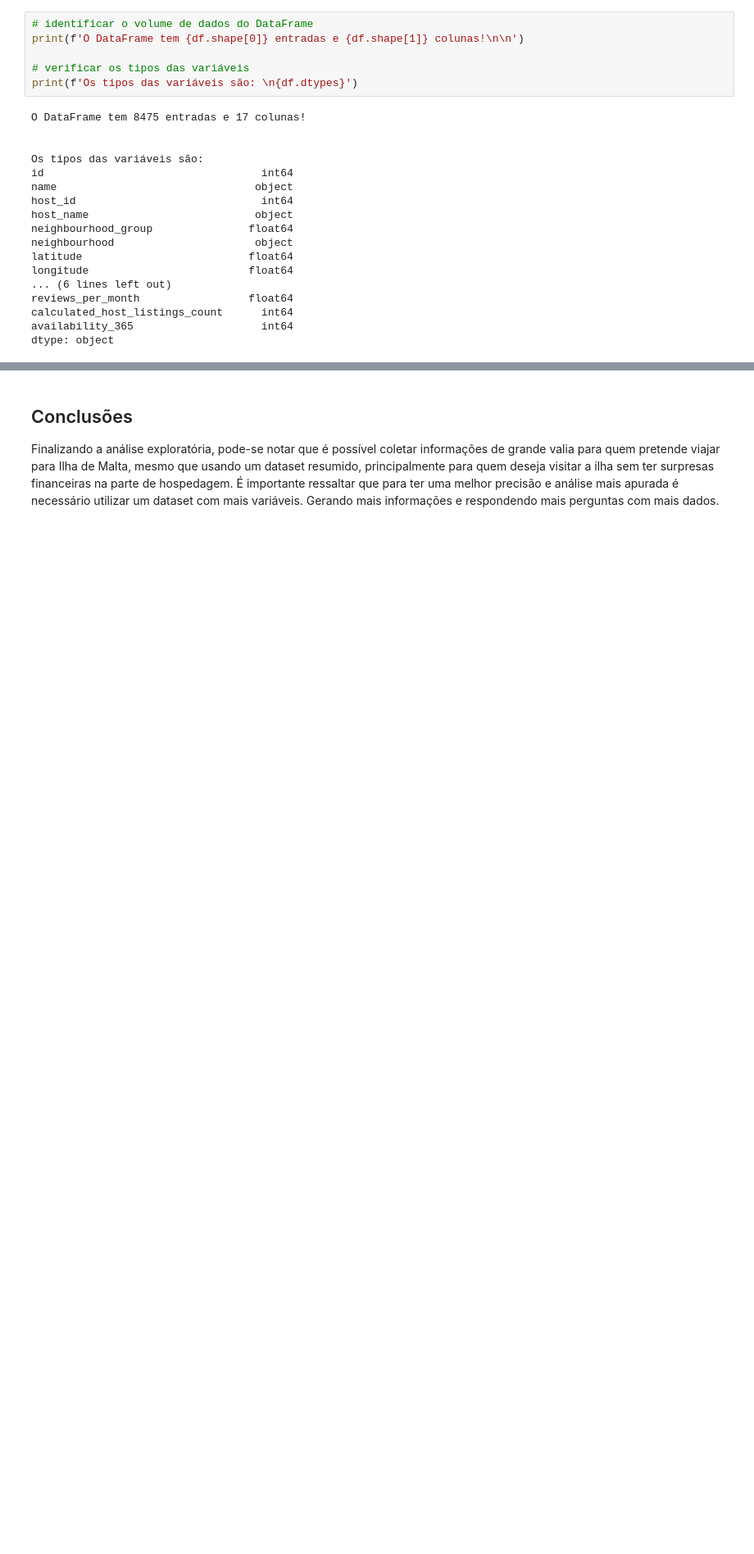
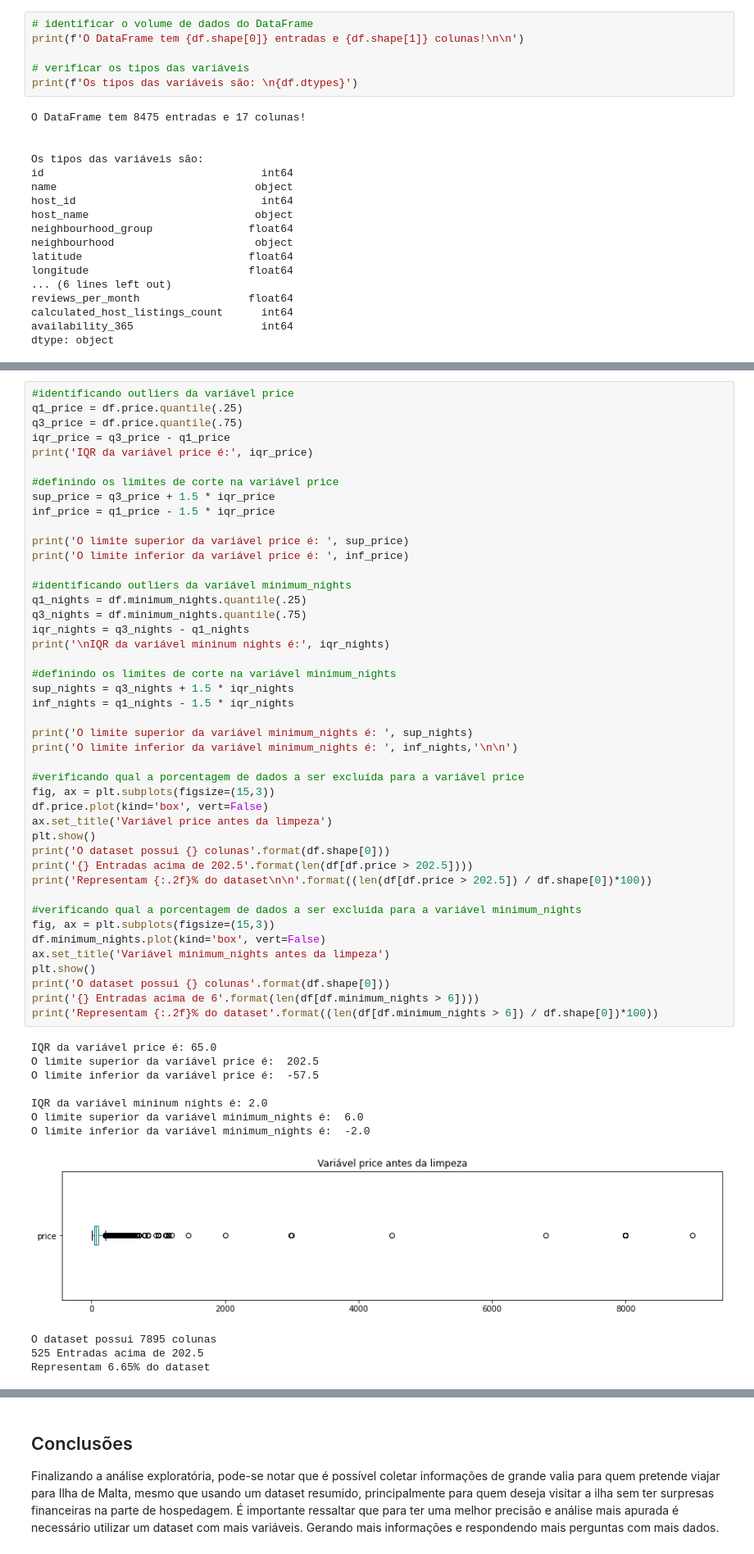
Before and after one commit to joaovicbrss/portfolio, a Jupyter notebook: Analisando_os_Dados_do_Airbnb_da_Ilha_de_Malta.ipynb, the cells around one changed output, grey strips where cells are left out. Shown at 82% size. Drawn from its saved outputs; the diff is of its cells as text; blank space fills up the shorter version.

```diff
--- a/Analisando_os_Dados_do_Airbnb_da_Ilha_de_Malta.ipynb
+++ b/Analisando_os_Dados_do_Airbnb_da_Ilha_de_Malta.ipynb
@@ -190,0 +200,56 @@ Name: price, dtype: float64
+# %%
+#identificando outliers da variável price
+q1_price = df.price.quantile(.25)
+q3_price = df.price.quantile(.75)
+iqr_price = q3_price - q1_price
+print('IQR da variável price é:', iqr_price)
+
+#definindo os limites de corte na variável price
+sup_price = q3_price + 1.5 * iqr_price
+inf_price = q1_price - 1.5 * iqr_price
+
+print('O limite superior da variável price é: ', sup_price)
+print('O limite inferior da variável price é: ', inf_price)
+
+#identificando outliers da variável minimum_nights
+q1_nights = df.minimum_nights.quantile(.25)
+q3_nights = df.minimum_nights.quantile(.75)
+iqr_nights = q3_nights - q1_nights
+print('\nIQR da variável mininum nights é:', iqr_nights)
+
+#definindo os limites de corte na variável minimum_nights
+sup_nights = q3_nights + 1.5 * iqr_nights
+inf_nights = q1_nights - 1.5 * iqr_nights
+
+print('O limite superior da variável minimum_nights é: ', sup_nights)
+print('O limite inferior da variável minimum_nights é: ', inf_nights,'\n\n')
+
+#verificando qual a porcentagem de dados a ser excluída para a variável price
+fig, ax = plt.subplots(figsize=(15,3))
+df.price.plot(kind='box', vert=False)
+ax.set_title('Variável price antes da limpeza')
+plt.show()
+print('O dataset possui {} colunas'.format(df.shape[0]))
+print('{} Entradas acima de 202.5'.format(len(df[df.price > 202.5])))
+print('Representam {:.2f}% do dataset\n\n'.format((len(df[df.price > 202.5]) / df.shape[0])*100))
+
+#verificando qual a porcentagem de dados a ser excluída para a variável minimum_nights
+fig, ax = plt.subplots(figsize=(15,3))
+df.minimum_nights.plot(kind='box', vert=False)
+ax.set_title('Variável minimum_nights antes da limpeza')
+plt.show()
+print('O dataset possui {} colunas'.format(df.shape[0]))
+print('{} Entradas acima de 6'.format(len(df[df.minimum_nights > 6])))
+print('Representam {:.2f}% do dataset'.format((len(df[df.minimum_nights > 6]) / df.shape[0])*100))
+# %% [output]
+IQR da variável price é: 65.0
+O limite superior da variável price é:  202.5
+O limite inferior da variável price é:  -57.5
+
+IQR da variável mininum nights é: 2.0
+O limite superior da variável minimum_nights é:  6.0
+O limite inferior da variável minimum_nights é:  -2.0
+[figure, added]
+O dataset possui 7895 colunas
+525 Entradas acima de 202.5
+Representam 6.65% do dataset
```
Also changed, not shown: parts of 28 cells of this notebook.
